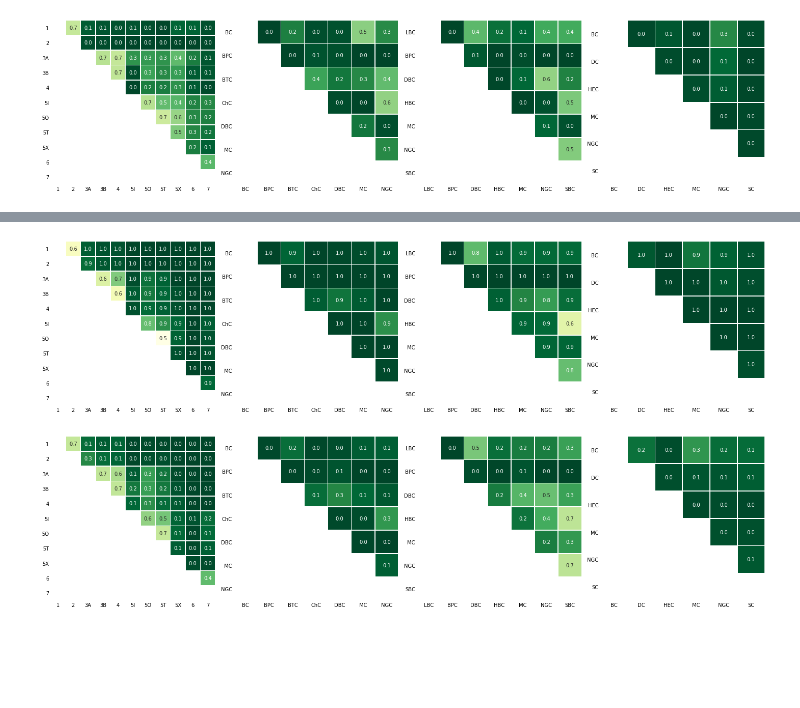
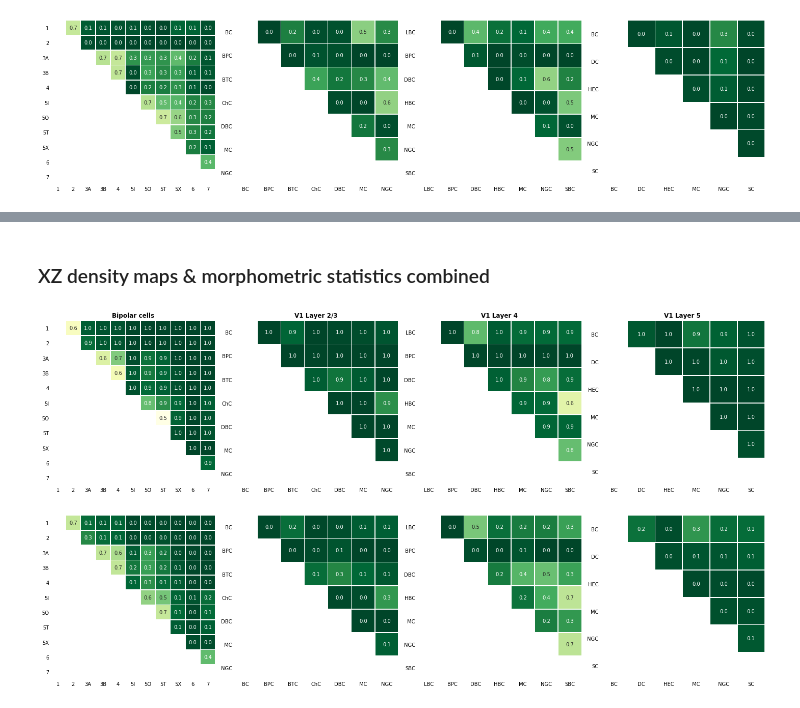
Before and after one commit to berenslab/morphology-benchmark, a Jupyter notebook: PAPER Fig 4 pairwise performances.ipynb, the cells around one changed output, grey strips where cells are left out. Saved outputs shown, nothing was run; the diff lists cells and outputs as text; code cells hidden in the pictures; blank space fills up the shorter version.

Commit message:
Added performance matrices for persistence and combined feature representation

```diff
--- a/PAPER Fig 4 pairwise performances.ipynb
+++ b/PAPER Fig 4 pairwise performances.ipynb
@@ -40,3 +40,6 @@ df = pd.read_csv("./data/classification/pairwise_classification_performances.csv
 d_dm = df[(df['classifier_id'] == 1) &  (df['part_id'] == 1) & (df['statistic_id'] == 5)]
 d_morph = df[(df['classifier_id'] == 1) &  (df['part_id'] == 1) & (df['statistic_id'] == 80)]
 d_combined = df[(df['classifier_id'] == 1) & (df['part_id'] == 1) & (df['statistic_id'] == 100)]
+
+d_pers = df[(df['classifier_id'] == 1) & (df['part_id'] == 1) & (df['statistic_id'] == 78)]
+d_pers_dm_combined = df[(df['classifier_id'] == 1) & (df['part_id'] == 1) & (df['statistic_id'] == 108)]
@@ -96,18 +106,20 @@ plt.tight_layout()
 # %%
 plt.figure(figsize=(20,5))
 D = d_morph
-for k,i in enumerate([1,3,5,4]):
+
+## plot avg test accuracies
+for k,i in enumerate([(1, 'Bipolar cells') ,(3,'V1 Layer 2/3'),(5,'V1 Layer 4'),(4, 'V1 Layer 5')]):
 
     plt.subplot(1,4,k+1)
-    ds_idx = D['ds_id'] == i
+    ds_idx = D['ds_id'] == i[0]
     plot_accuracy_matrix(D[ds_idx], score='accuracy',vmin=0.5, annot=True,
                          fmt='.1f',cbar=False)
     x_labels = plt.gca().get_xticklabels()
-    if i == 1:
+    if i[0] == 1:
         x_labels = [s.get_text().replace("CBC","") for s in x_labels]
         plt.gca().set_xticklabels(x_labels,rotation=0)
         plt.gca().set_yticklabels(x_labels, rotation=0)
-    elif i == 5:
+    elif i[0] == 5:
         x_labels = [s.get_text().replace("HEC", "HBC").replace("SC","SBC") for s in x_labels]
         x_labels[0] = 'LBC'
         plt.gca().set_xticklabels(x_labels)
@@ -116,8 +128,10 @@ for k,i in enumerate([1,3,5,4]):
         plt.gca().set_xticklabels(x_labels)
         plt.gca().set_yticklabels(x_labels, rotation=0)
     plt.gca().tick_params(axis='both', which='both', length=0)
+    plt.title(i[1], weight='bold')
 plt.tight_layout()
 
+## plot avg test log-loss
 plt.figure(figsize=(20,5))
 for k,i in enumerate([1,3,5,4]):
 
@@ -147,18 +219,22 @@ plt.tight_layout()
+# %% [markdown]
+### XZ density maps & morphometric statistics combined
 # %%
 plt.figure(figsize=(20,5))
 D = d_combined
-for k,i in enumerate([1,3,5,4]):
+
+## plot avg test accuracies
+for k,i in enumerate([(1, 'Bipolar cells') ,(3,'V1 Layer 2/3'),(5,'V1 Layer 4'),(4, 'V1 Layer 5')]):
 
     plt.subplot(1,4,k+1)
-    ds_idx = D['ds_id'] == i
+    ds_idx = D['ds_id'] == i[0]
     plot_accuracy_matrix(D[ds_idx], score='accuracy',vmin=0.5, annot=True,
                          fmt='.1f',cbar=False)
     x_labels = plt.gca().get_xticklabels()
-    if i == 1:
+    if i[0] == 1:
         x_labels = [s.get_text().replace("CBC","") for s in x_labels]
         plt.gca().set_xticklabels(x_labels,rotation=0)
         plt.gca().set_yticklabels(x_labels, rotation=0)
-    elif i == 5:
+    elif i[0] == 5:
         x_labels = [s.get_text().replace("HEC", "HBC").replace("SC","SBC") for s in x_labels]
         x_labels[0] = 'LBC'
         plt.gca().set_xticklabels(x_labels)
@@ -166,33 +242,34 @@ for k,i in enumerate([1,3,5,4]):
     else:
         plt.gca().set_xticklabels(x_labels)
         plt.gca().set_yticklabels(x_labels, rotation=0)
     plt.gca().tick_params(axis='both', which='both', length=0)
+    plt.title(i[1], weight='bold')
 plt.tight_layout()
 
-
+## plot avg test log-loss
 plt.figure(figsize=(20,5))
 for k,i in enumerate([1,3,5,4]):
 
     plt.subplot(1,4,k+1)
     ds_idx = D['ds_id'] == i
     plot_accuracy_matrix(D[ds_idx], score='log_loss', vmin=0, cmap='YlGn_r', annot=True,
                         fmt='.1f', cbar=False)
     x_labels = plt.gca().get_xticklabels()
     if i == 1:
         x_labels = [s.get_text().replace("CBC","") for s in x_labels]
         plt.gca().set_xticklabels(x_labels, rotation=0)
         plt.gca().set_yticklabels(x_labels,rotation=0)
     elif i == 5:
         x_labels = [s.get_text().replace("HEC", "HBC").replace("SC","SBC") for s in x_labels]
         x_labels[0] = 'LBC'
         plt.gca().set_xticklabels(x_labels)
         plt.gca().set_yticklabels(x_labels, rotation=0)
 
     else:
         plt.gca().set_xticklabels(x_labels)
         plt.gca().set_yticklabels(x_labels, rotation=0)
     plt.gca().tick_params(axis='both', which='both', length=0)
 plt.tight_layout()
 # %% [output]
-[figure, old version]
+[figure, new version]
 [figure]
```
Also changed, not shown: parts of 7 cells of this notebook.
